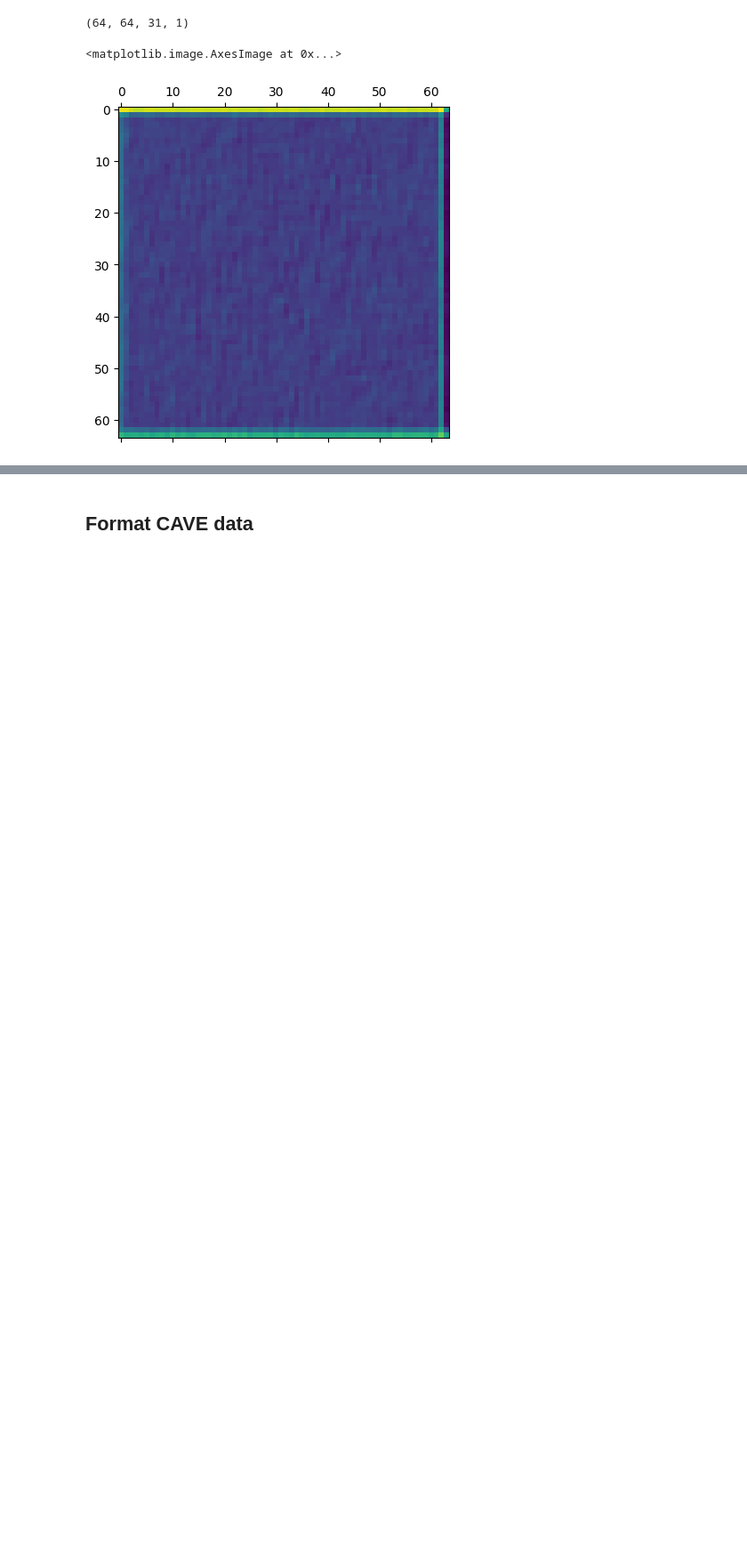
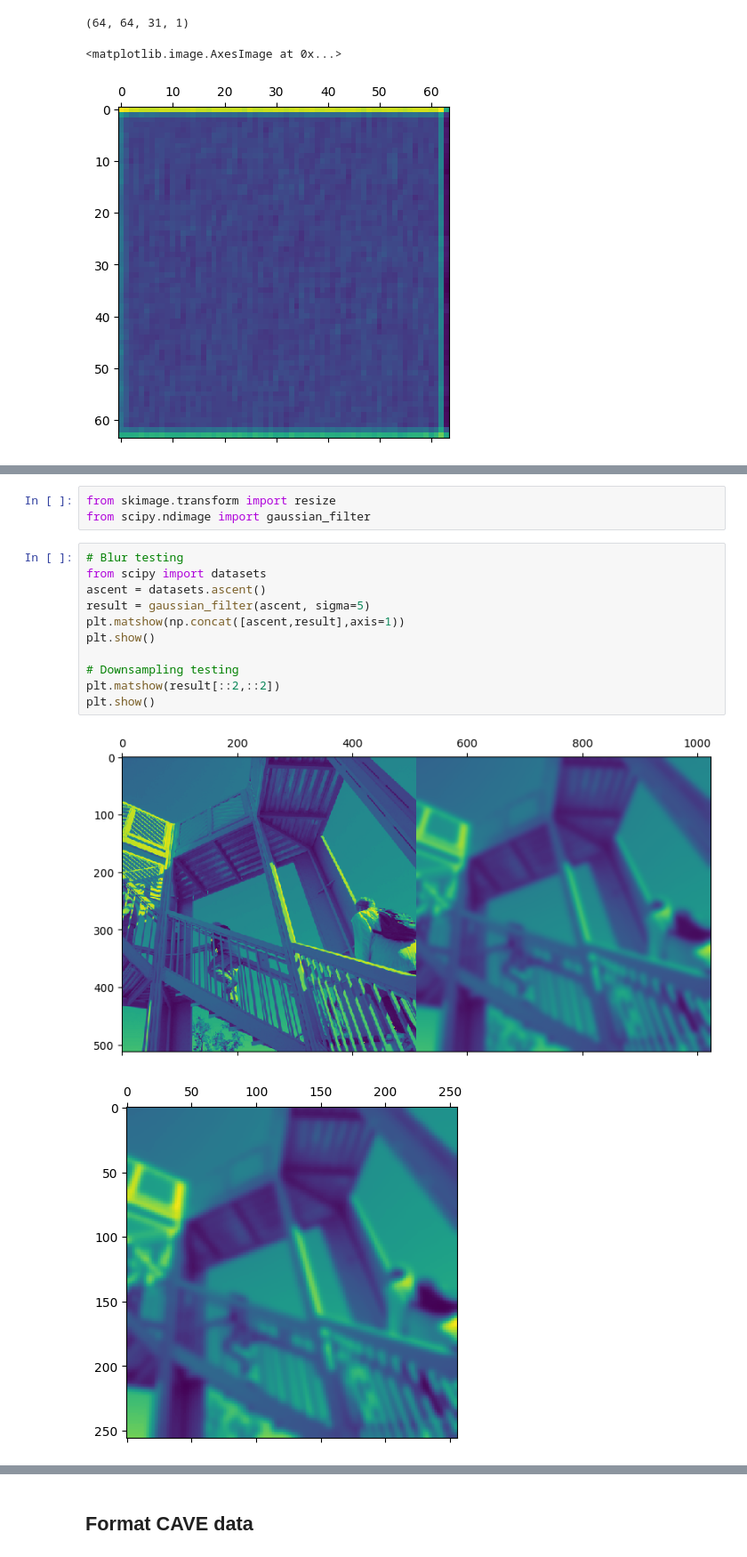
Before and after one commit to jtreguer/HSR-KAN, a Jupyter notebook: KAN_testing.ipynb, the cells around one changed output, grey strips where cells are left out. Shown at 89% size. Drawn from its saved outputs; the diff is of its cells as text; blank space fills up the shorter version.

```diff
--- a/KAN_testing.ipynb
+++ b/KAN_testing.ipynb
@@ -154,0 +281,17 @@ AttributeError: 'numpy.ndarray' object has no attribute 'detach'
+# %%
+from skimage.transform import resize
+from scipy.ndimage import gaussian_filter
+# %%
+# Blur testing
+from scipy import datasets
+ascent = datasets.ascent()
+result = gaussian_filter(ascent, sigma=5)
+plt.matshow(np.concat([ascent,result],axis=1))
+plt.show()
+
+# Downsampling testing
+plt.matshow(result[::2,::2])
+plt.show()
+# %% [output]
+[figure, added]
+[figure, added]
```
Also changed, not shown: parts of 24 cells of this notebook, 2 other files.
